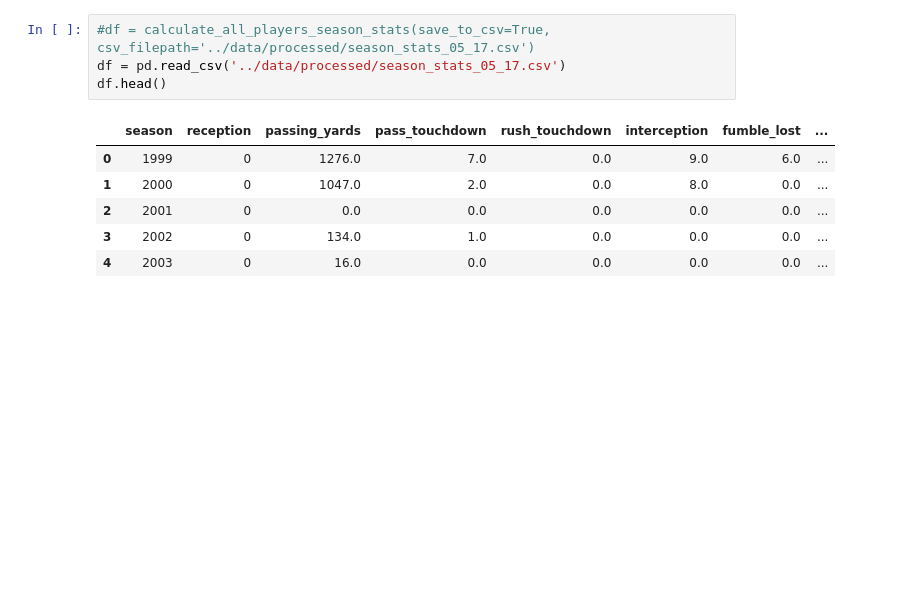
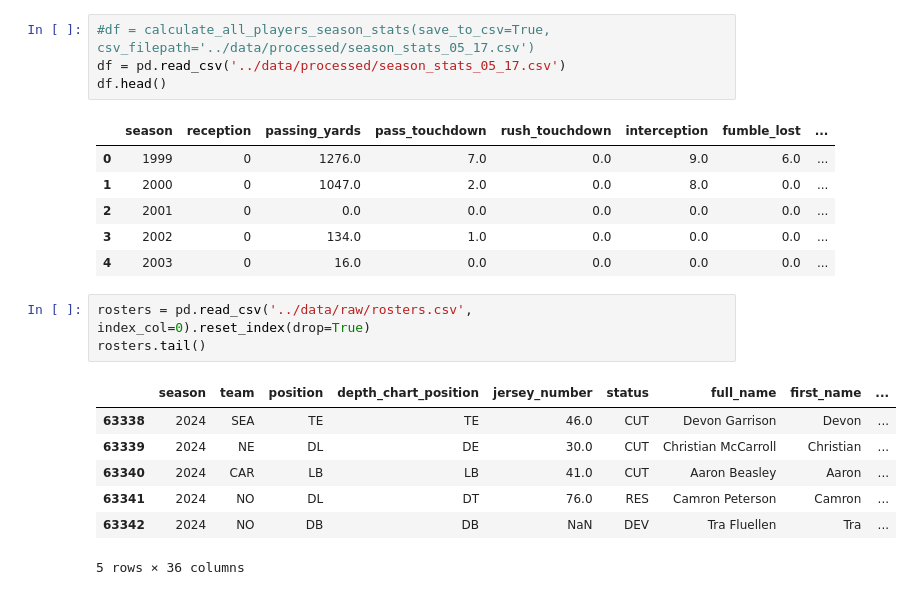
Before and after one commit to alexanderjireland/ff-draft-optimizer, a Jupyter notebook: notebooks/eda.ipynb, the cells around one changed output. Cells and saved outputs as stored; diff of their text form; blank space fills up the shorter version.

Commit message:
Collecting data from nflreadr

```diff
--- a/notebooks/eda.ipynb
+++ b/notebooks/eda.ipynb
@@ -342,3 +337,14 @@ df.head()
 | 2 | 2001 | 0 | 0.0 | 0.0 | 0.0 | 0.0 | 0.0 | ... |
 | 3 | 2002 | 0 | 134.0 | 1.0 | 0.0 | 0.0 | 0.0 | ... |
 | 4 | 2003 | 0 | 16.0 | 0.0 | 0.0 | 0.0 | 0.0 | ... |
+# %%
+rosters = pd.read_csv('../data/raw/rosters.csv', index_col=0).reset_index(drop=True)
+rosters.tail()
+# %% [output]
+|  | season | team | position | depth_chart_position | jersey_number | status | full_name | first_name | ... |
+| 63338 | 2024 | SEA | TE | TE | 46.0 | CUT | Devon Garrison | Devon | ... |
+| 63339 | 2024 | NE | DL | DE | 30.0 | CUT | Christian McCarroll | Christian | ... |
+| 63340 | 2024 | CAR | LB | LB | 41.0 | CUT | Aaron Beasley | Aaron | ... |
+| 63341 | 2024 | NO | DL | DT | 76.0 | RES | Camron Peterson | Camron | ... |
+| 63342 | 2024 | NO | DB | DB | NaN | DEV | Tra Fluellen | Tra | ... |
+5 rows × 36 columns
```
Also changed, not shown: parts of 4 cells of this notebook, 2 other files.
